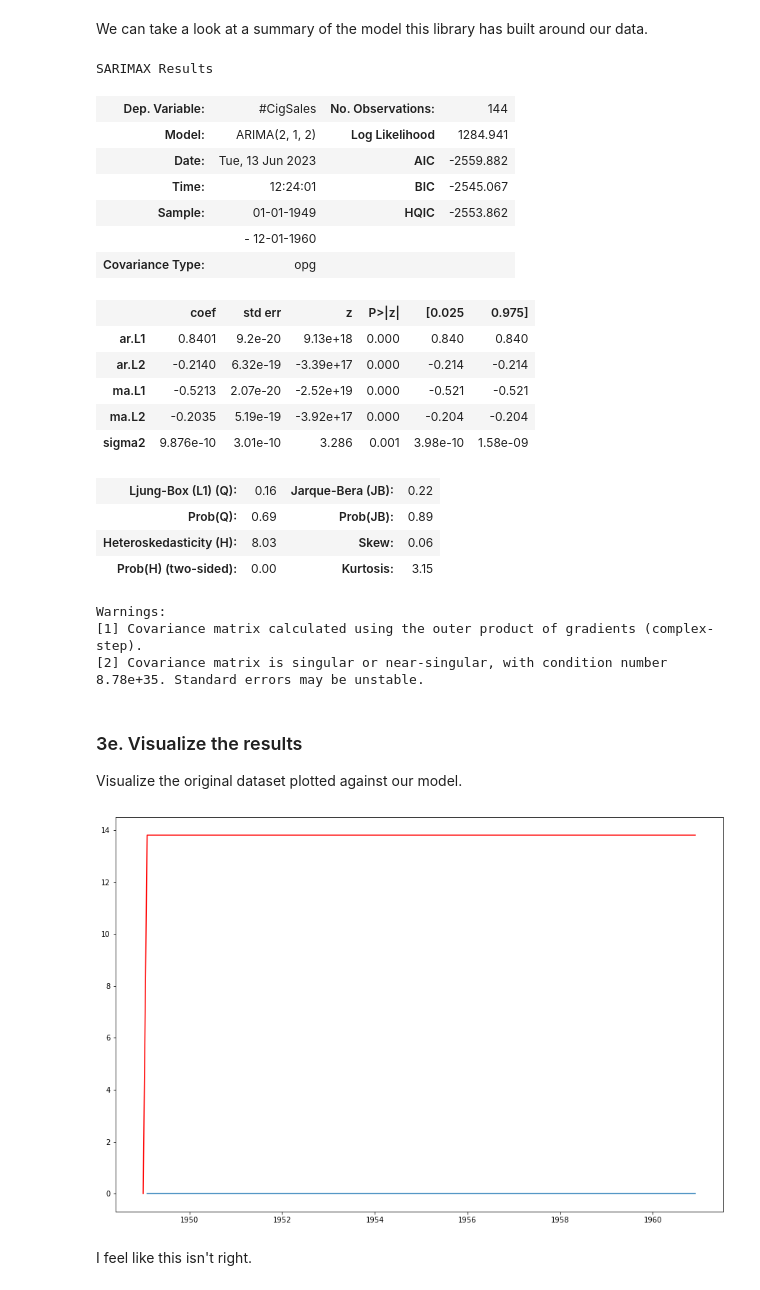
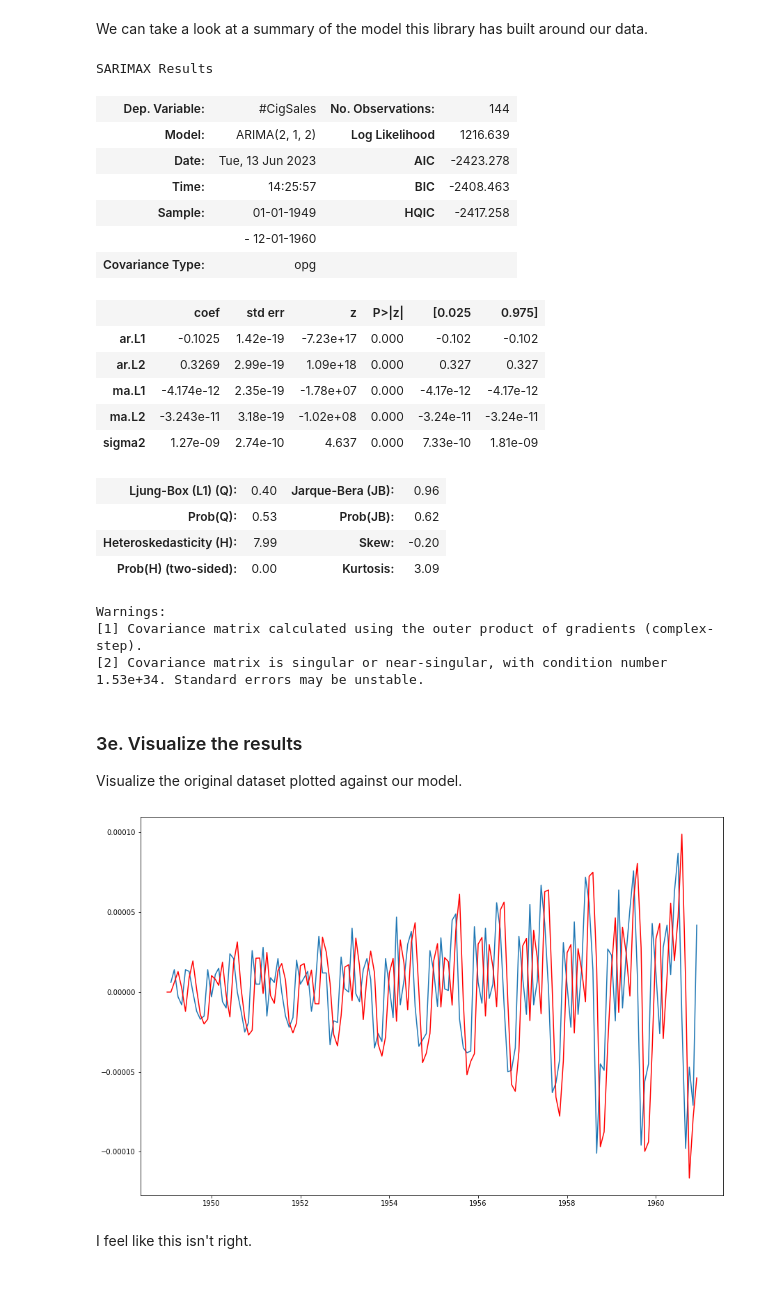
Before and after one commit to GwenToves/SpringBoard, a Jupyter notebook: Time Series Analysis - Case Study/Cowboys&CigrettesCaseStudy/Cowboy Cigarettes Case Study - Tier 3.ipynb, the cells around one changed output. Saved outputs shown, nothing was run; the diff lists cells and outputs as text; code cells hidden in the pictures.

```diff
--- a/Time Series Analysis - Case Study/Cowboys&CigrettesCaseStudy/Cowboy Cigarettes Case Study - Tier 3.ipynb
+++ b/Time Series Analysis - Case Study/Cowboys&CigrettesCaseStudy/Cowboy Cigarettes Case Study - Tier 3.ipynb
@@ -421,7 +429,7 @@ So the best p,d, q, parameters for our ARIMA model are 2, 1, 1 respectively. Now
 How do we know that's the best? All the MSE's were 0? Edit: they weren't actually 0, they were just very very small numbers because of the y_log scale being so itty bitty
 # %%
 warnings.filterwarnings('default')
-mod = ARIMA(y_log, order=(2, 1, 2))
+mod = ARIMA(f_diff, order=(2, 1, 2))
 mod_fitted = mod.fit()
 results = mod_fitted.forecast(24) # two years in the future
 # %% [markdown]
@@ -431,35 +439,35 @@ mod_fitted.summary()
 # %% [output]
 SARIMAX Results
 | Dep. Variable: | #CigSales | No. Observations: | 144 |
-| Model: | ARIMA(2, 1, 2) | Log Likelihood | 1284.941 |
-| Date: | Tue, 13 Jun 2023 | AIC | -2559.882 |
-| Time: | 12:24:01 | BIC | -2545.067 |
-| Sample: | 01-01-1949 | HQIC | -2553.862 |
+| Model: | ARIMA(2, 1, 2) | Log Likelihood | 1216.639 |
+| Date: | Tue, 13 Jun 2023 | AIC | -2423.278 |
+| Time: | 14:25:57 | BIC | -2408.463 |
+| Sample: | 01-01-1949 | HQIC | -2417.258 |
 |  | - 12-01-1960 |  |  |
 | Covariance Type: | opg |  |  |
 |  | coef | std err | z | P>|z| | [0.025 | 0.975] |
-| ar.L1 | 0.8401 | 9.2e-20 | 9.13e+18 | 0.000 | 0.840 | 0.840 |
-| ar.L2 | -0.2140 | 6.32e-19 | -3.39e+17 | 0.000 | -0.214 | -0.214 |
-| ma.L1 | -0.5213 | 2.07e-20 | -2.52e+19 | 0.000 | -0.521 | -0.521 |
-| ma.L2 | -0.2035 | 5.19e-19 | -3.92e+17 | 0.000 | -0.204 | -0.204 |
-| sigma2 | 9.876e-10 | 3.01e-10 | 3.286 | 0.001 | 3.98e-10 | 1.58e-09 |
+| ar.L1 | -0.1025 | 1.42e-19 | -7.23e+17 | 0.000 | -0.102 | -0.102 |
+| ar.L2 | 0.3269 | 2.99e-19 | 1.09e+18 | 0.000 | 0.327 | 0.327 |
+| ma.L1 | -4.174e-12 | 2.35e-19 | -1.78e+07 | 0.000 | -4.17e-12 | -4.17e-12 |
+| ma.L2 | -3.243e-11 | 3.18e-19 | -1.02e+08 | 0.000 | -3.24e-11 | -3.24e-11 |
+| sigma2 | 1.27e-09 | 2.74e-10 | 4.637 | 0.000 | 7.33e-10 | 1.81e-09 |
-| Ljung-Box (L1) (Q): | 0.16 | Jarque-Bera (JB): | 0.22 |
-| Prob(Q): | 0.69 | Prob(JB): | 0.89 |
-| Heteroskedasticity (H): | 8.03 | Skew: | 0.06 |
-| Prob(H) (two-sided): | 0.00 | Kurtosis: | 3.15 |
+| Ljung-Box (L1) (Q): | 0.40 | Jarque-Bera (JB): | 0.96 |
+| Prob(Q): | 0.53 | Prob(JB): | 0.62 |
+| Heteroskedasticity (H): | 7.99 | Skew: | -0.20 |
+| Prob(H) (two-sided): | 0.00 | Kurtosis: | 3.09 |
 Warnings:
 [1] Covariance matrix calculated using the outer product of gradients (complex-step).
-[2] Covariance matrix is singular or near-singular, with condition number 8.78e+35. Standard errors may be unstable.
+[2] Covariance matrix is singular or near-singular, with condition number 1.53e+34. Standard errors may be unstable.
 # %% [markdown]
 ### 3e. Visualize the results
 
 Visualize the original dataset plotted against our model.
 # %%
 plt.figure(figsize=(15,10))
-plt.plot(y_log.diff())
+plt.plot(f_diff)
 plt.plot(mod_fitted.predict(), color = 'red');
 # %% [output]
-[figure, old version]
+[figure, new version]
 # %% [markdown]
 I feel like this isn't right.
 # %% [markdown]
```
Also changed, not shown: parts of 6 cells of this notebook.
